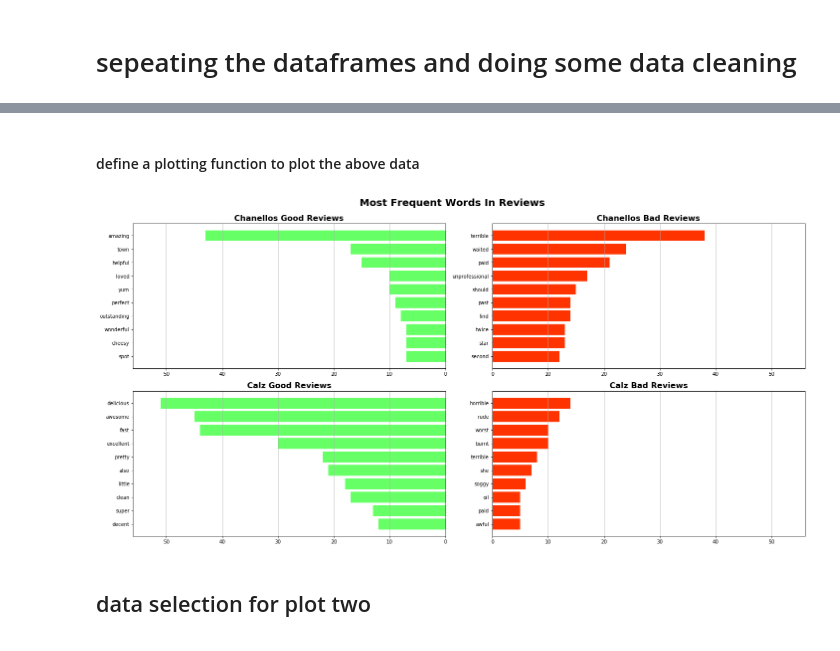
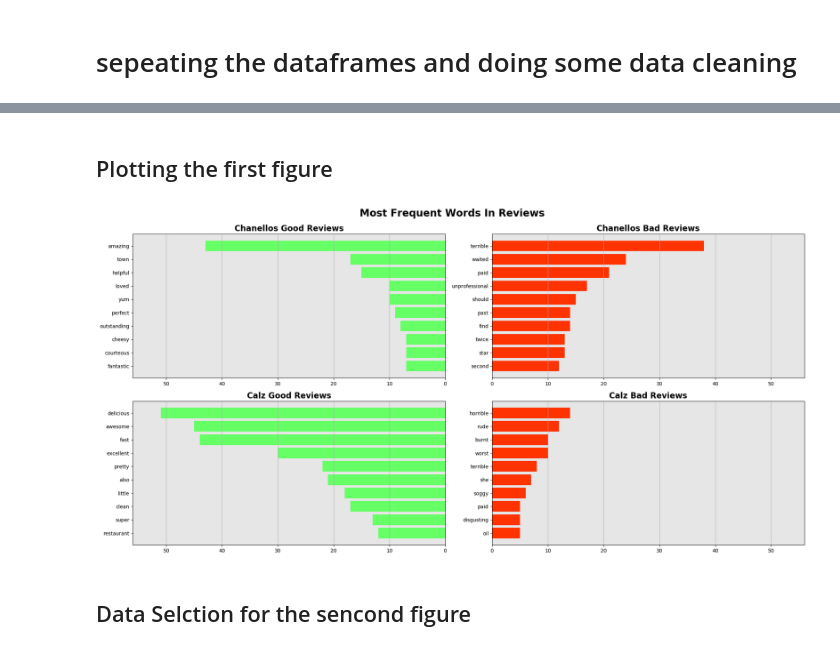
Before and after one commit to Jwilson1172/lambda, a Jupyter notebook: unit-1-build/project.ipynb, the cells around one changed output, grey strips where cells are left out. Drawn from its saved outputs; the diff is of its cells as text; code cells hidden in the pictures.

```diff
--- a/unit-1-build/project.ipynb
+++ b/unit-1-build/project.ipynb
@@ -112,16 +117,23 @@ calz['good']=calz_hnotl.value_counts()[:10].index.to_numpy()
 calz['y_good']=calz_hnotl.value_counts()[:10].values
 calz['bad']=calz_lnoth.value_counts()[:10].index.to_numpy()
 calz['y_bad']=calz_lnoth.value_counts()[:10].values
-# %% [markdown]
-#### define a plotting function to plot the above data
+# %% [markdown]
+## Plotting the first figure
+# %%
+# make sure that the rcParams are in a defualt state and
+# make some changes to global looks and feels
+plt.rcdefaults()
+plt.rcParams['axes.facecolor']='#e6e6e6'
+plt.rcParams['axes.labelweight']='bold'
 # %%
-from matplotlib.gridspec import GridSpec
 def plot_back2back(chanellos,calz):
+    plt.style.use('seaborn-deep')
     fig=plt.figure(figsize=[20,10])
     gs=GridSpec(2,2,figure=fig)
-    ax=fig.add_subplot(gs[0,0])
+
 
     # add cchanellos good reviews to the plot
+    ax=fig.add_subplot(gs[0,0])
     bar=ax.barh(y=chanellos['good'],width=chanellos['y_good'],color='#66ff66')
     ax.set_title("Chanellos Good Reviews",fontsize=16,fontweight='bold')
     ax.set_xlim(0,56)
@@ -135,31 +147,31 @@ def plot_back2back(chanellos,calz):
     ax2.set_title("Chanellos Bad Reviews",fontsize=16,fontweight='bold')
     ax2.set_xlim(0,56)
     ax2.invert_yaxis()
     ax2.grid('on',axis='x')
 
     # adds calz good reviews to the plot
     ax3=fig.add_subplot(gs[1,0])
     bar3=ax3.barh(y=calz['good'],width=calz['y_good'],color='#66ff66')
     ax3.set_title("Calz Good Reviews",fontsize=16,fontweight='bold')
     ax3.set_xlim(0,56)
     ax3.invert_xaxis()
     ax3.invert_yaxis()
     ax3.grid('on',axis='x')
 
     # add calz bad reviews to the plot
     ax4=fig.add_subplot(gs[1,1])
     bar4=ax4.barh(y=calz['bad'],width=calz['y_bad'],color='#ff3300')
     ax4.set_title("Calz Bad Reviews",fontsize=16,fontweight='bold')
     ax4.set_xlim(0,56)
     ax4.invert_yaxis()
     ax4.grid('on',axis='x')
 
     # setting the padding of our bbox for the suptitle
     rect=[0,0,1,0.95]
     fig.suptitle("Most Frequent Words In Reviews",fontsize=20,fontweight='bold')
     plt.tight_layout(rect=rect)
     plt.show()
     return None
 plot_back2back(chanellos,calz)
 # %% [output]
-[figure, old version]
+[figure, new version]
@@ -168,5 +178,5 @@ del fig
-# %% [markdown]
-## data selection for plot two
+# %% [markdown]
+## Data Selction for the sencond figure
 # %%
 # encode year from utc timestamp
 df['year']=df['time'].apply(lambda x:datetime.fromtimestamp(x).year)
```
Also changed, not shown: parts of 19 cells of this notebook, 2 other files.
